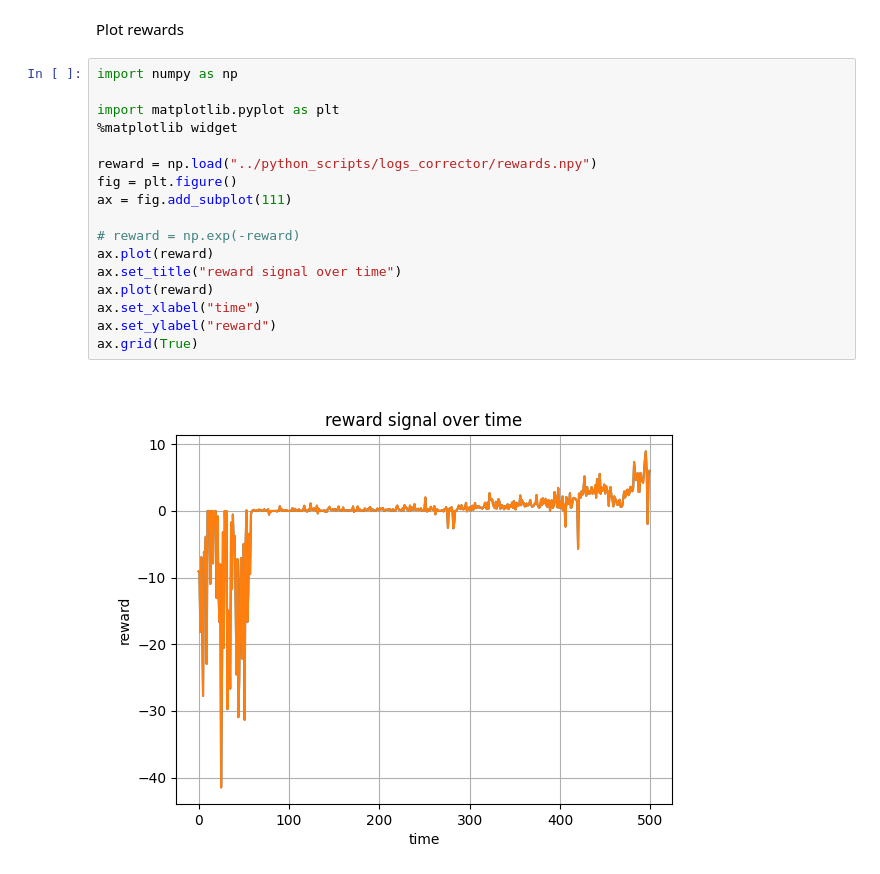
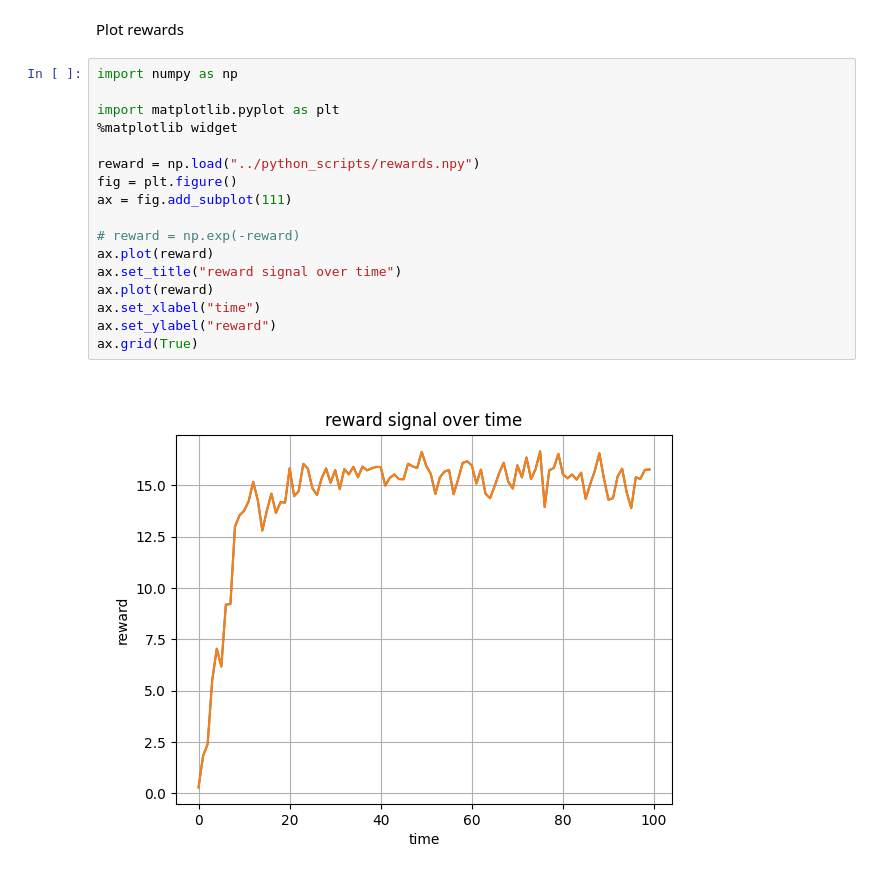
Before and after one commit to joaoMartinSaquet/smartDarts, a Jupyter notebook: smartdarts/jupyter/viz.ipynb, the cells around one changed output. Saved outputs shown, nothing was run; the diff lists cells and outputs as text.

```diff
--- a/smartdarts/jupyter/viz.ipynb
+++ b/smartdarts/jupyter/viz.ipynb
@@ -353,19 +356,19 @@ Plot rewards
 # %%
 import numpy as np
 
 import matplotlib.pyplot as plt
 %matplotlib widget
 
-reward = np.load("../python_scripts/logs_corrector/rewards.npy")
+reward = np.load("../python_scripts/rewards.npy")
 fig = plt.figure()
 ax = fig.add_subplot(111)
 
 # reward = np.exp(-reward)
 ax.plot(reward)
 ax.set_title("reward signal over time")
 ax.plot(reward)
 ax.set_xlabel("time")
 ax.set_ylabel("reward")
 ax.grid(True)
 # %% [output]
-[figure, old version]
+[figure, new version]
```
Also changed, not shown: parts of 1 cell of this notebook, 12 other files.
